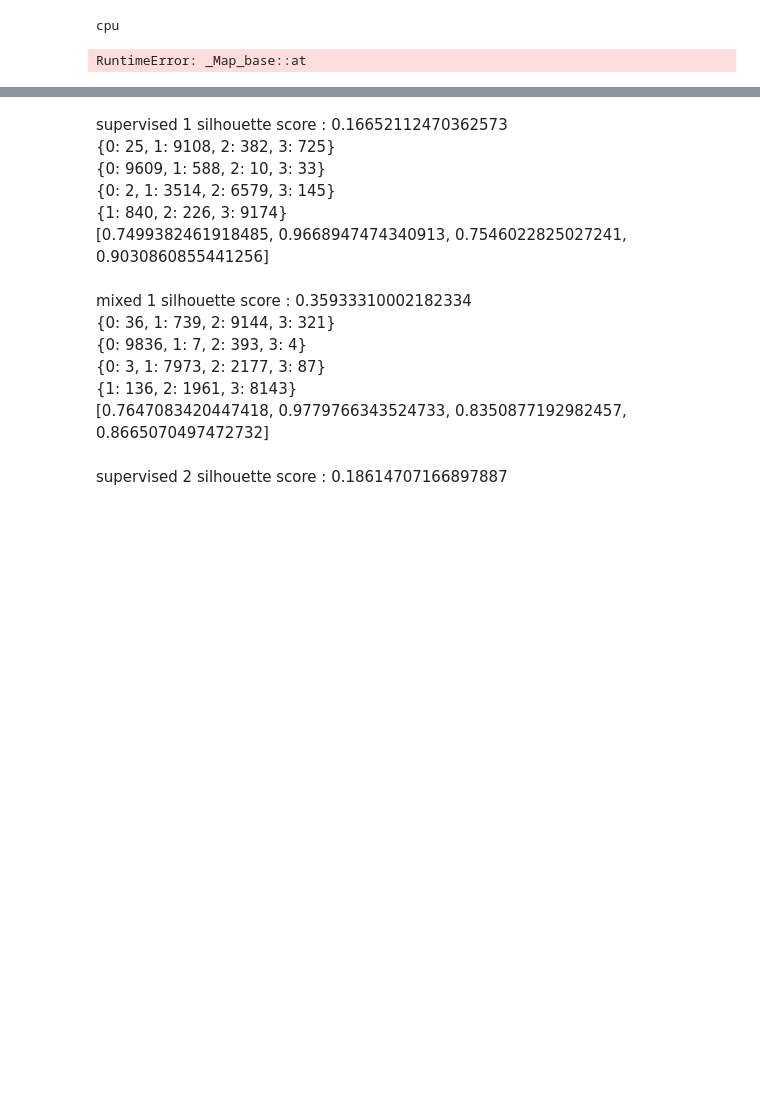
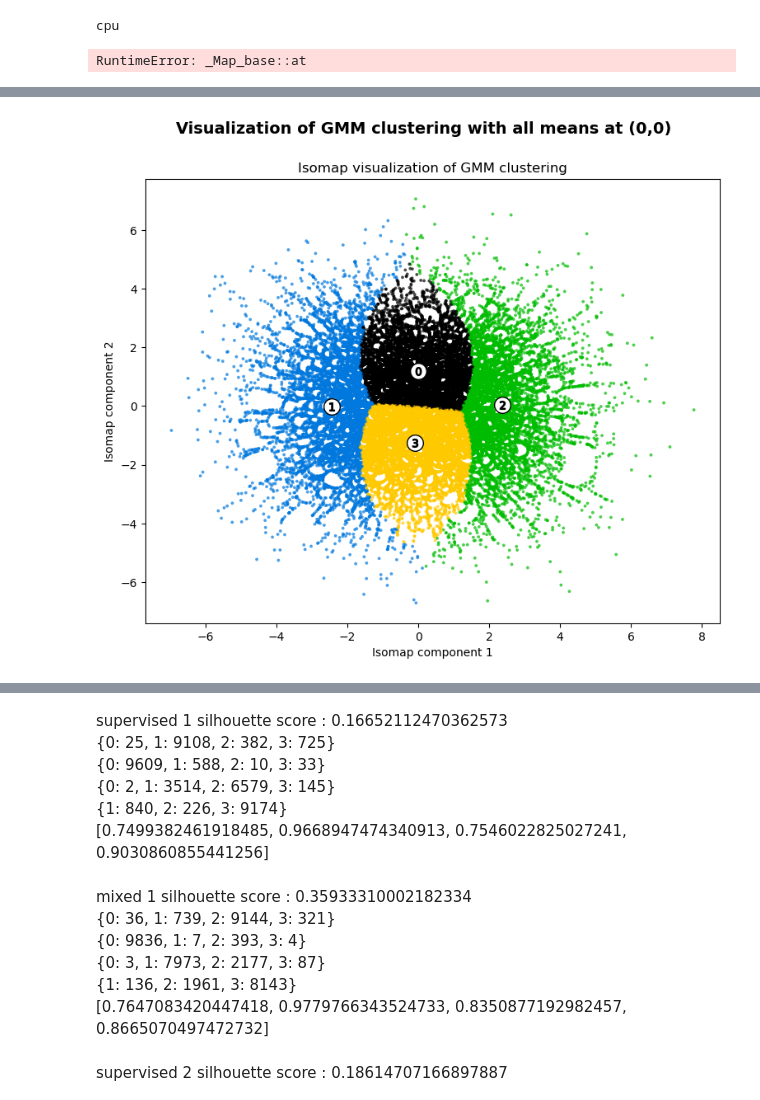
Before and after one commit to shei-dark/HDN, a Jupyter notebook: examples/2D/Pixel_Noise/Convallaria/pixel_prediction_mixture.ipynb, the cells around one changed output, grey strips where cells are left out. Cells and saved outputs as stored; diff of their text form; code cells hidden in the pictures; blank space fills up the shorter version.

```diff
--- a/examples/2D/Pixel_Noise/Convallaria/pixel_prediction_mixture.ipynb
+++ b/examples/2D/Pixel_Noise/Convallaria/pixel_prediction_mixture.ipynb
@@ -467,0 +542,62 @@ def silhouette_tsne_plot(X, y, cluster_labels, n_clusters=4):
+# %%
+import numpy as np
+import matplotlib.pyplot as plt
+from sklearn.mixture import GaussianMixture
+from sklearn.manifold import Isomap
+
+# Generate synthetic data with four Gaussian components centered at (0,0)
+n_samples = 40000  # Increase number of data points
+means = [[0, 0], [0, 0], [0, 0], [0, 0]]  # All means set to (0,0)
+covariances = [
+    [[3, 1], [1, 2]],
+    [[2, 0], [0, 3]],
+    [[2, -1], [-1, 2]],
+    [[3, 0], [0, 2]]
+]
+n_components = len(means)
+
+data = []
+labels = []
+for i in range(n_components):
+    samples = np.random.multivariate_normal(means[i], covariances[i], n_samples // n_components)
+    data.append(samples)
+    labels.extend([i] * (n_samples // n_components))
+
+data = np.vstack(data)
+labels = np.array(labels)
+
+# Fit a Gaussian Mixture Model
+gmm = GaussianMixture(n_components=n_components, covariance_type='full', random_state=42)
+gmm.fit(data)
+gmm_labels = gmm.predict(data)
+
+# Create a subplot with 1 row and 2 columns
+fig, ax = plt.subplots(figsize=(9, 7))
+
+# Use Isomap for dimensionality reduction
+isomap = Isomap(n_components=2)
+data_2d = isomap.fit_transform(data)
+
+# Generate consistent colors for the clusters
+colors = plt.cm.nipy_spectral(np.arange(n_components) / n_components)
+tsne_colors = [colors[label] for label in gmm_labels]
+
+# Scatter plot for Isomap-transformed data
+ax.scatter(data_2d[:, 0], data_2d[:, 1], marker=".", s=30, lw=0, alpha=0.7, c=tsne_colors, edgecolor="k")
+
+# Compute visual centers for the clusters in the transformed space
+for i in range(n_components):
+    cluster_points = data_2d[gmm_labels == i]
+    cluster_center = np.mean(cluster_points, axis=0)
+    ax.scatter(cluster_center[0], cluster_center[1], marker="o", c="white", alpha=1, s=200, edgecolor="k")
+    ax.scatter(cluster_center[0], cluster_center[1], marker=f"${i}$", alpha=1, s=50, edgecolor="k")
+
+ax.set_title("Isomap visualization of GMM clustering")
+ax.set_xlabel("Isomap component 1")
+ax.set_ylabel("Isomap component 2")
+
+plt.suptitle(f"Visualization of GMM clustering with all means at (0,0)", fontsize=14, fontweight="bold")
+
+plt.show()
+# %% [output]
+[figure, added]
```
Also changed, not shown: parts of 34 cells of this notebook, 20 other files.
